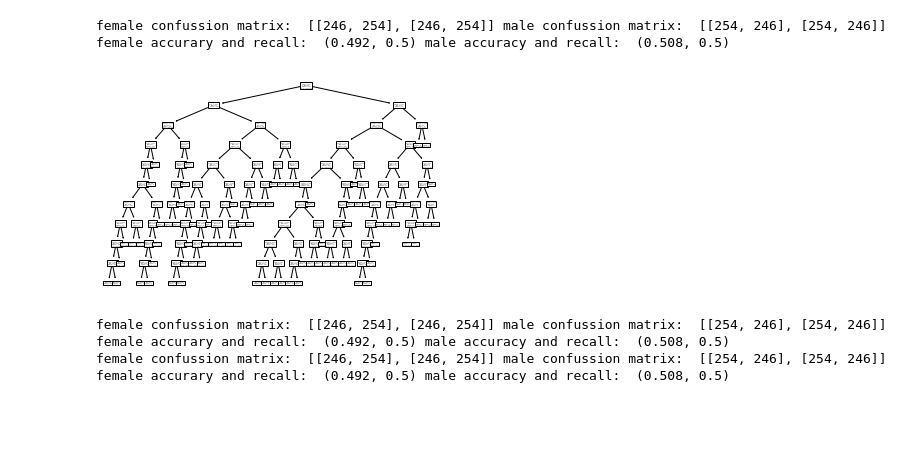
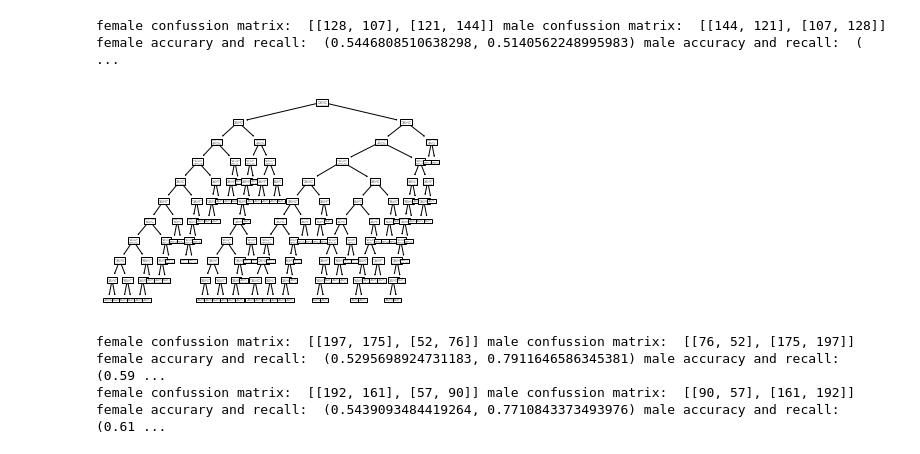
Before and after one commit to Aaperezon/IntelligentSystemsFinal, a Jupyter notebook: main.ipynb, the cells around one changed output. Drawn from its saved outputs; the diff is of its cells as text; code cells hidden in the pictures; blank space fills up the shorter version.

Commit message:
confusion matrix fixed up

```diff
--- a/main.ipynb
+++ b/main.ipynb
@@ -10,37 +10,42 @@ import matplotlib.pyplot as plt
 
 training_rate = 0.9
 
 
 feature_matrix,class_list = data_base.get_feature_matrix(),data_base.get_class_list()
 
 classifier_methods = [MultinomialNB,lambda:DecisionTreeClassifier(max_depth=10),lambda:RandomForestClassifier(max_depth=10)]
 
 plotting_fs = [lambda clf: None,lambda clf:tree.plot_tree(clf),lambda clf: None]
 
 for classifier_method,plotting_f in zip(classifier_methods,plotting_fs):
     clf = classifier_method()
     training_length = floor(len(feature_matrix) * training_rate)
 
     clf.fit(feature_matrix[0:training_length],class_list[0:training_length])
 
     plotting_f(clf)
     plt.show()
 
-    confussion_matrix_female,confussion_matrix_male = [[0]*2]*2,[[0]*2]*2
+    #confussion_matrix_female,confussion_matrix_male = [[0]*2]*2,[[0]*2]*2
+    confussion_matrix_female,confussion_matrix_male = [[0,0],[0,0]],[[0,0],[0,0]]
     genre_to_index ={'female':0,'male':1}
+    #eliminar = list(zip(clf.predict(feature_matrix[training_length:]),class_list[training_length:]))
+    #print('eliminar', eliminar)
+    def get_accuracy_and_recall(confussion_matrix):
+        return confussion_matrix[0][0]/(confussion_matrix[0][0]+confussion_matrix[0][1]),confussion_matrix[0][0]/(confussion_matrix[0][0]+confussion_matrix[1][0])
     for predicted_class,real_class in zip(clf.predict(feature_matrix[training_length:]),class_list[training_length:]):
+
         pI,rI = genre_to_index[predicted_class],genre_to_index[real_class]
         confussion_matrix_female[pI][rI]+=1
         confussion_matrix_male[1-pI][1-rI]+=1
-    def get_accuracy_and_recall(confussion_matrix):
-        return confussion_matrix[0][0]/(confussion_matrix[0][0]+confussion_matrix[0][1]),confussion_matrix[0][0]/(confussion_matrix[0][0]+confussion_matrix[1][0])
+
 
     female_accuracy_and_recall,male_accuracy_and_recall = get_accuracy_and_recall(confussion_matrix_female),get_accuracy_and_recall(confussion_matrix_male)
     print('female confussion matrix: ',confussion_matrix_female, 'male confussion matrix: ',confussion_matrix_male,'female accurary and recall: ',female_accuracy_and_recall,'male accuracy and recall: ',male_accuracy_and_recall)
 
 #print(normalizedLines)
 # %% [output]
-female confussion matrix:  [[246, 254], [246, 254]] male confussion matrix:  [[254, 246], [254, 246]] female accurary and recall:  (0.492, 0.5) male accuracy and recall:  (0.508, 0.5)
+female confussion matrix:  [[128, 107], [121, 144]] male confussion matrix:  [[144, 121], [107, 128]] female accurary and recall:  (0.5446808510638298, 0.5140562248995983) male accuracy and recall:  ( ...
-[figure, old version]
+[figure, new version]
-female confussion matrix:  [[246, 254], [246, 254]] male confussion matrix:  [[254, 246], [254, 246]] female accurary and recall:  (0.492, 0.5) male accuracy and recall:  (0.508, 0.5)
-female confussion matrix:  [[246, 254], [246, 254]] male confussion matrix:  [[254, 246], [254, 246]] female accurary and recall:  (0.492, 0.5) male accuracy and recall:  (0.508, 0.5)
+female confussion matrix:  [[197, 175], [52, 76]] male confussion matrix:  [[76, 52], [175, 197]] female accurary and recall:  (0.5295698924731183, 0.7911646586345381) male accuracy and recall:  (0.59 ...
+female confussion matrix:  [[192, 161], [57, 90]] male confussion matrix:  [[90, 57], [161, 192]] female accurary and recall:  (0.5439093484419264, 0.7710843373493976) male accuracy and recall:  (0.61 ...
```
Also changed, not shown: 1 other file.
